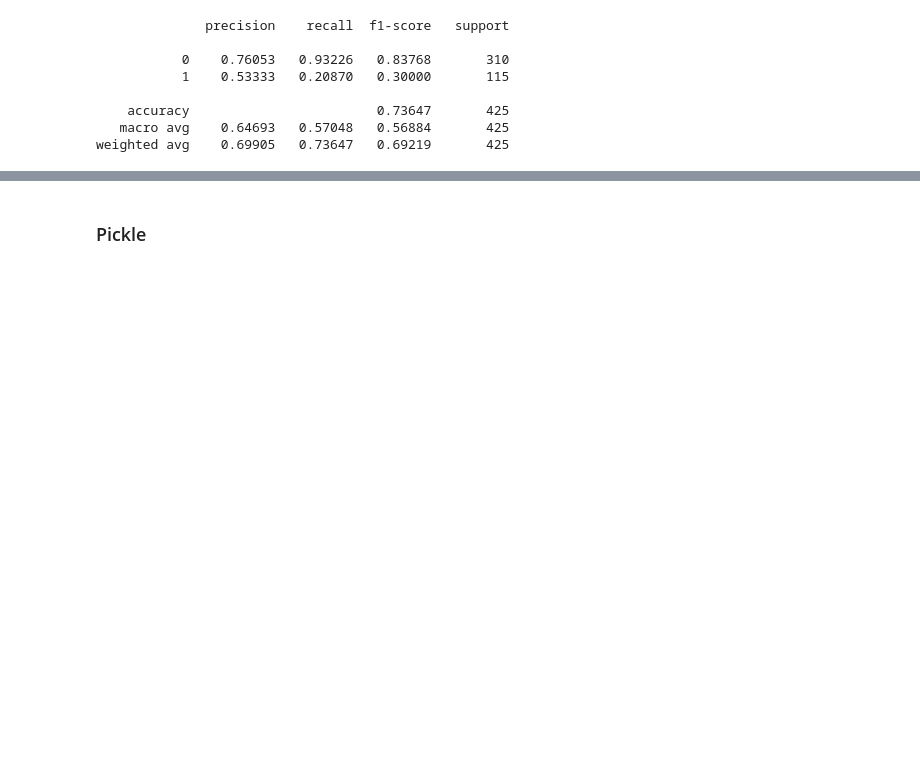
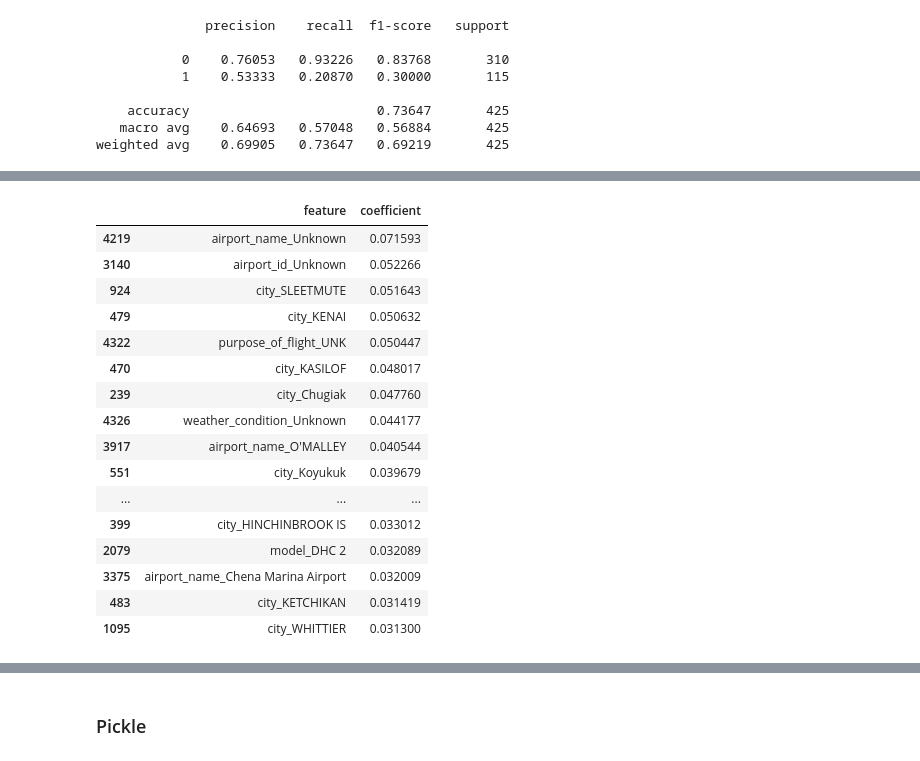
Before and after one commit to TheMirch/dsi-group-project, a Jupyter notebook: code/nolan_model.ipynb, the cells around one changed output, grey strips where cells are left out. Saved outputs shown, nothing was run; the diff lists cells and outputs as text; code cells hidden in the pictures; blank space fills up the shorter version.

```diff
--- a/code/nolan_model.ipynb
+++ b/code/nolan_model.ipynb
@@ -190,0 +221,20 @@ weighted avg    0.69905   0.73647   0.69219       425
+# %%
+coefficients_df.sort_values(by='coefficient', ascending=False).head(30)
+# %% [output]
+|  | feature | coefficient |
+| 4219 | airport_name_Unknown | 0.071593 |
+| 3140 | airport_id_Unknown | 0.052266 |
+| 924 | city_SLEETMUTE | 0.051643 |
+| 479 | city_KENAI | 0.050632 |
+| 4322 | purpose_of_flight_UNK | 0.050447 |
+| 470 | city_KASILOF | 0.048017 |
+| 239 | city_Chugiak | 0.047760 |
+| 4326 | weather_condition_Unknown | 0.044177 |
+| 3917 | airport_name_O'MALLEY | 0.040544 |
+| 551 | city_Koyukuk | 0.039679 |
+| ... | ... | ... |
+| 399 | city_HINCHINBROOK IS | 0.033012 |
+| 2079 | model_DHC 2 | 0.032089 |
+| 3375 | airport_name_Chena Marina Airport | 0.032009 |
+| 483 | city_KETCHIKAN | 0.031419 |
+| 1095 | city_WHITTIER | 0.031300 |
```
Also changed, not shown: parts of 11 cells of this notebook, 2 other files.
